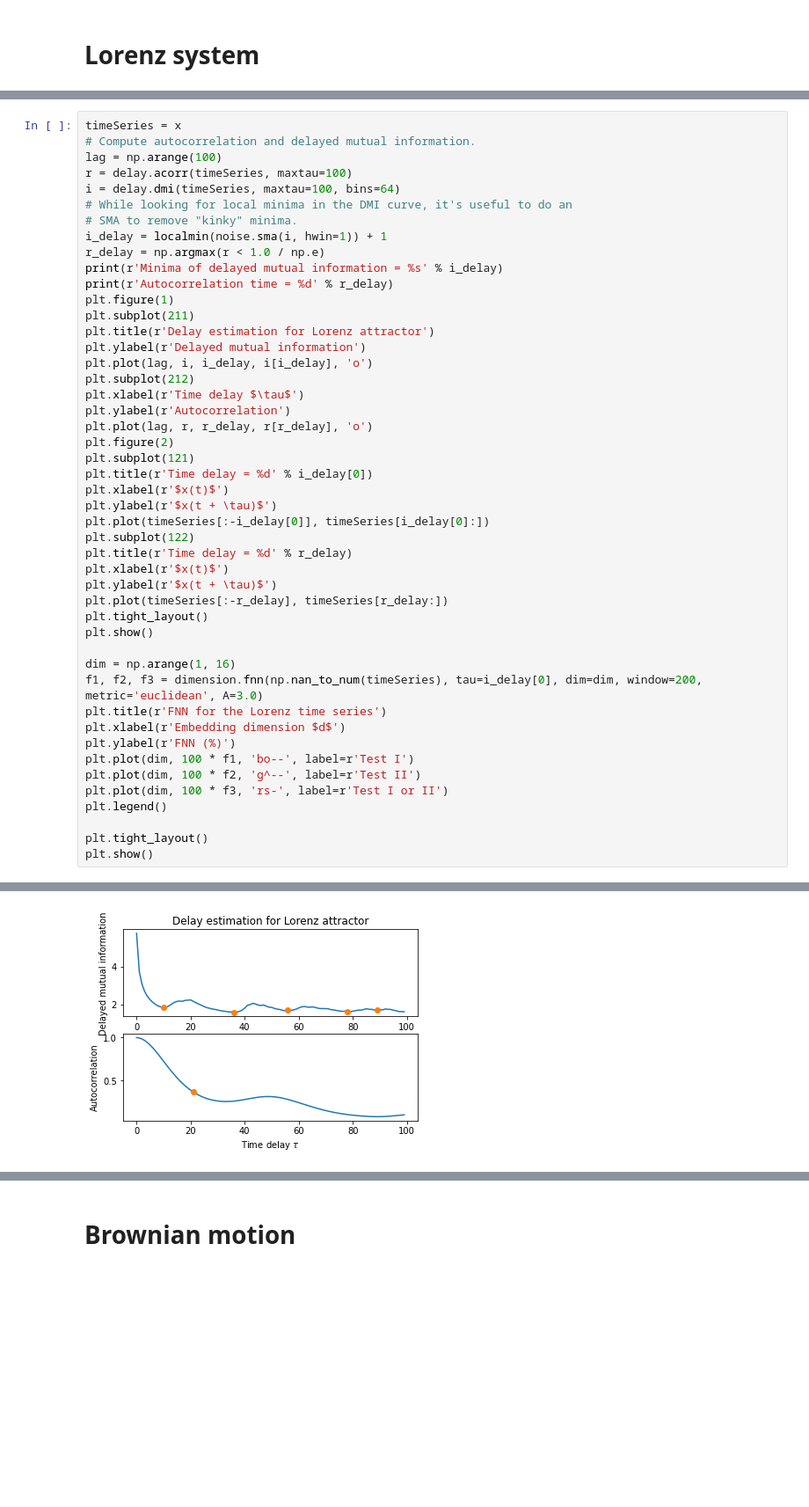
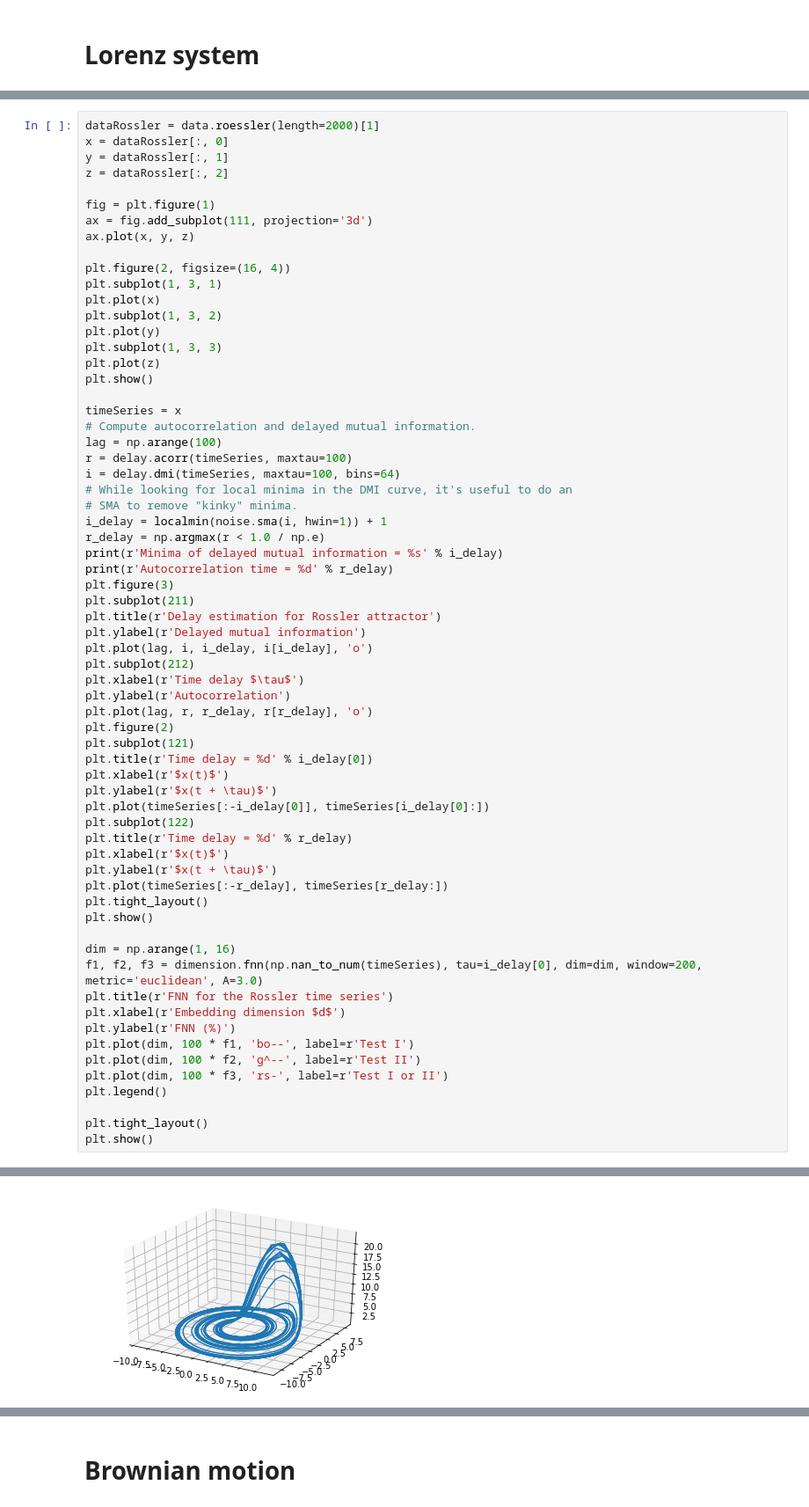
Before and after one commit to tiagoCuervo/coronacle, a Jupyter notebook: chaotic_eda.ipynb, the cells around one changed output, grey strips where cells are left out. Shown at 88% size. Saved outputs shown, nothing was run; the diff lists cells and outputs as text; blank space fills up the shorter version.

Commit message:
Added 3D interpolation of phase plots

```diff
--- a/chaotic_eda.ipynb
+++ b/chaotic_eda.ipynb
@@ -90,4 +145,22 @@ plt.plot(z)
 # %%
+dataRossler = data.roessler(length=2000)[1]
+x = dataRossler[:, 0]
+y = dataRossler[:, 1]
+z = dataRossler[:, 2]
+
+fig = plt.figure(1)
+ax = fig.add_subplot(111, projection='3d')
+ax.plot(x, y, z)
+
+plt.figure(2, figsize=(16, 4))
+plt.subplot(1, 3, 1)
+plt.plot(x)
+plt.subplot(1, 3, 2)
+plt.plot(y)
+plt.subplot(1, 3, 3)
+plt.plot(z)
+plt.show()
+
 timeSeries = x
 # Compute autocorrelation and delayed mutual information.
 lag = np.arange(100)
@@ -99,9 +172,9 @@ i_delay = localmin(noise.sma(i, hwin=1)) + 1
 r_delay = np.argmax(r < 1.0 / np.e)
 print(r'Minima of delayed mutual information = %s' % i_delay)
 print(r'Autocorrelation time = %d' % r_delay)
-plt.figure(1)
+plt.figure(3)
 plt.subplot(211)
-plt.title(r'Delay estimation for Lorenz attractor')
+plt.title(r'Delay estimation for Rossler attractor')
 plt.ylabel(r'Delayed mutual information')
 plt.plot(lag, i, i_delay, i[i_delay], 'o')
 plt.subplot(212)
@@ -124,7 +197,7 @@ plt.show()
 
 dim = np.arange(1, 16)
 f1, f2, f3 = dimension.fnn(np.nan_to_num(timeSeries), tau=i_delay[0], dim=dim, window=200, metric='euclidean', A=3.0)
-plt.title(r'FNN for the Lorenz time series')
+plt.title(r'FNN for the Rossler time series')
 plt.xlabel(r'Embedding dimension $d$')
 plt.ylabel(r'FNN (%)')
 plt.plot(dim, 100 * f1, 'bo--', label=r'Test I')
@@ -140 +211 @@ Autocorrelation time = 21
-[figure, old version]
+[figure, new version]
```
Also changed, not shown: parts of 14 cells of this notebook.
